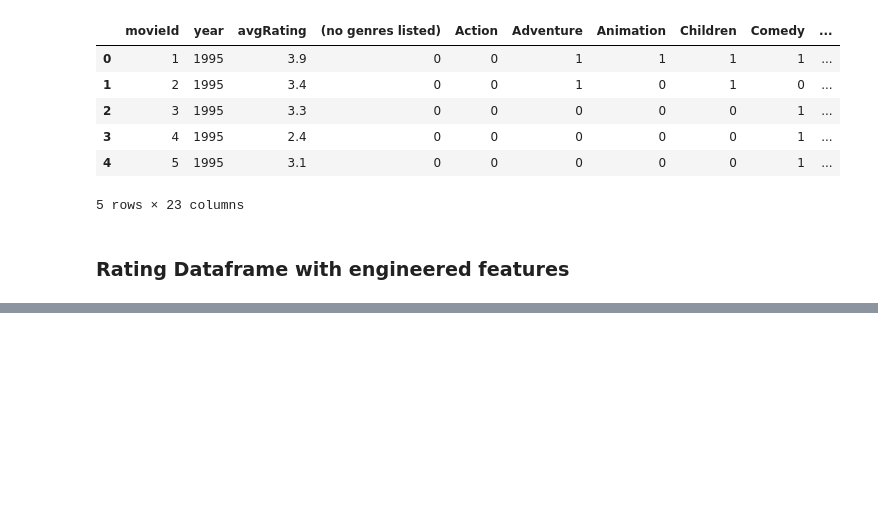
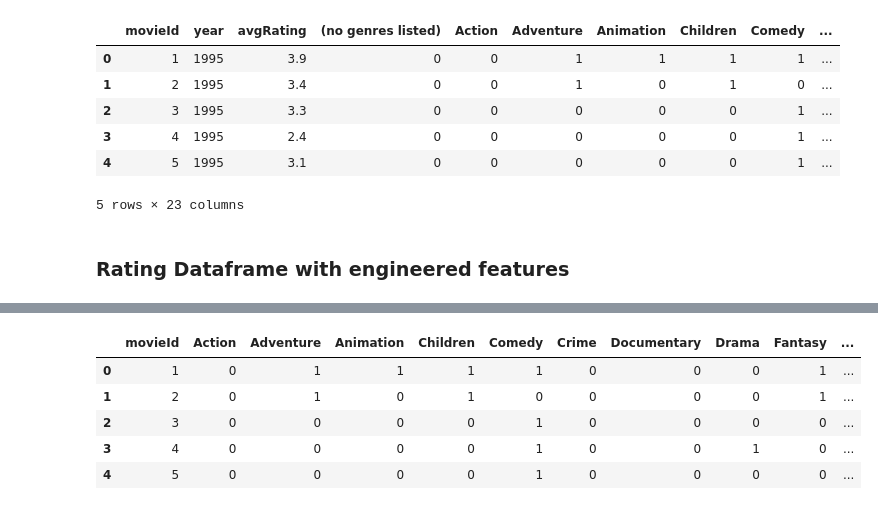
Before and after one commit to Darklaneanjana/FDM_Mini_Project, a Jupyter notebook: Movie_Recommender.ipynb, the cells around one changed output, grey strips where cells are left out. Saved outputs shown, nothing was run; the diff lists cells and outputs as text; code cells hidden in the pictures; blank space fills up the shorter version.

```diff
--- a/Movie_Recommender.ipynb
+++ b/Movie_Recommender.ipynb
@@ -63,14 +66,16 @@ avgRatingDF.head()
 | 4 | 5 | 3.1 |
 # %%
 #Joining average Rating with the movie
-movieDF = movieDF.join(avgRatingDF.set_index("movieId"), on="movieId").head()
+movieDF = movieDF.join(avgRatingDF.set_index("movieId"), on="movieId")
 
 # change avgRating position
 cols = list(movieDF.columns)
 cols = cols[0:2] + [cols[-1]] + cols[2:-1]
-movieDF = movieDF[cols]
+movieVector = movieDF[cols]
 
-movieDF.head()
+del avgRatingDF,movieDF
+movieVector.head()
+# MOVIE VECTOR
 # %% [output]
 |  | movieId | year | avgRating | (no genres listed) | Action | Adventure | Animation | Children | Comedy | ... |
 | 0 | 1 | 1995 | 3.9 | 0 | 0 | 1 | 1 | 1 | 1 | ... |
@@ -136,0 +112,12 @@ rateDF
+# %%
+# Movie vector only with genres
+cols = list(movieVector.columns)
+mmovieDF = movieVector[cols[0:1] + cols[4:]]
+mmovieDF.head()
+# %% [output]
+|  | movieId | Action | Adventure | Animation | Children | Comedy | Crime | Documentary | Drama | Fantasy | ... |
+| 0 | 1 | 0 | 1 | 1 | 1 | 1 | 0 | 0 | 0 | 1 | ... |
+| 1 | 2 | 0 | 1 | 0 | 1 | 0 | 0 | 0 | 0 | 1 | ... |
+| 2 | 3 | 0 | 0 | 0 | 0 | 1 | 0 | 0 | 0 | 0 | ... |
+| 3 | 4 | 0 | 0 | 0 | 0 | 1 | 0 | 0 | 1 | 0 | ... |
+| 4 | 5 | 0 | 0 | 0 | 0 | 1 | 0 | 0 | 0 | 0 | ... |
```
Also changed, not shown: parts of 12 cells of this notebook, 1 other file.
